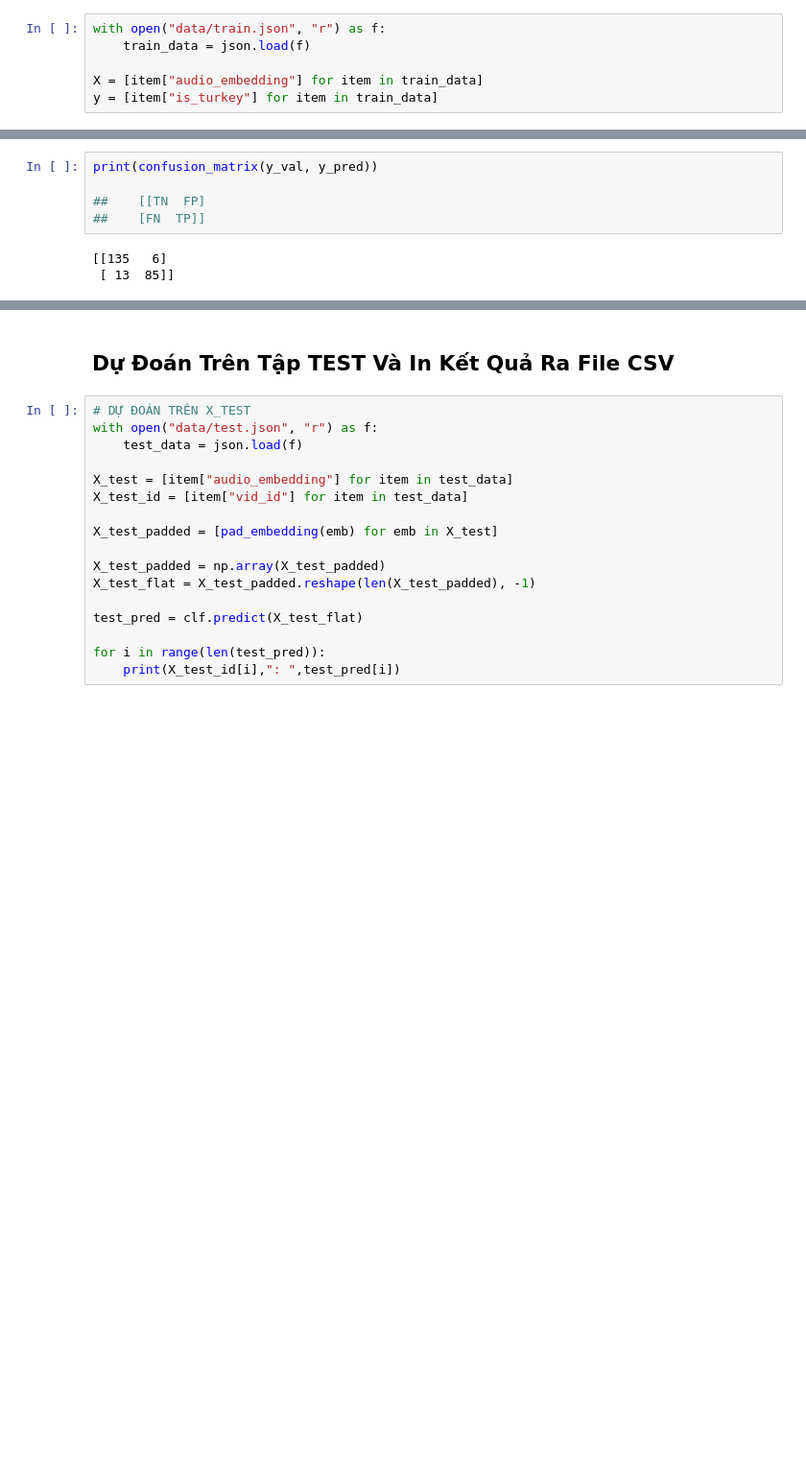
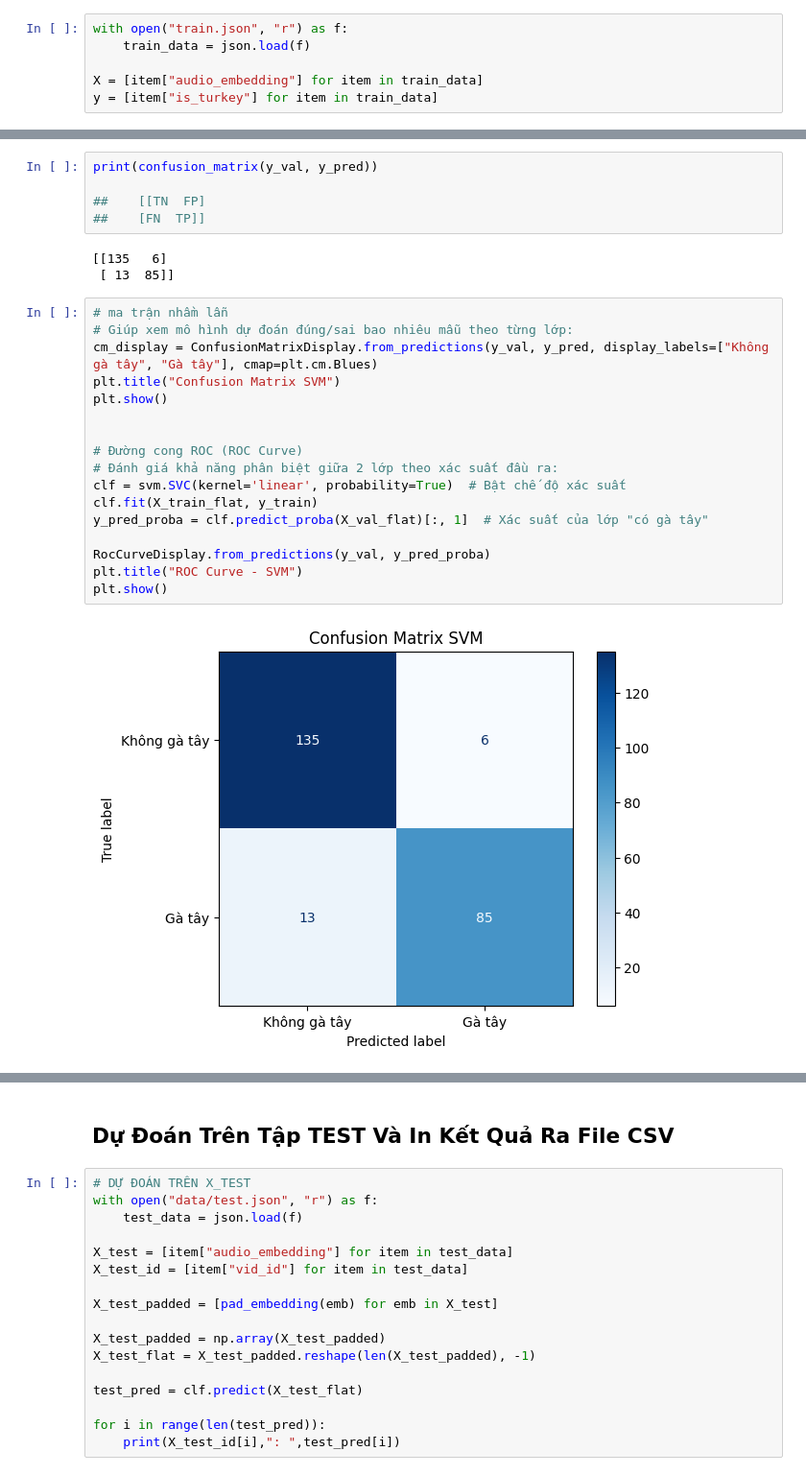
Before and after one commit to Thoai-Teddy/Team4-MachineLearning, a Jupyter notebook: LAB_Hồ Trí/phase1.ipynb, the cells around one changed output, grey strips where cells are left out. Shown at 96% size. Drawn from its saved outputs; the diff is of its cells as text; blank space fills up the shorter version.

```diff
--- a/LAB_Hồ Trí/phase1.ipynb
+++ b/LAB_Hồ Trí/phase1.ipynb
@@ -23,7 +24,7 @@ from sklearn.metrics import classification_report, accuracy_score, confusion_mat
 # %% [markdown]
 ## Mở Dữ Liệu Huấn Luyện
 # %%
-with open("data/train.json", "r") as f:
+with open("train.json", "r") as f:
     train_data = json.load(f)
 
 X = [item["audio_embedding"] for item in train_data]
@@ -113,3 +114,22 @@ print(confusion_matrix(y_val, y_pred))
 # %% [output]
 [[135   6]
  [ 13  85]]
+# %%
+# ma trận nhầm lẫn
+# Giúp xem mô hình dự đoán đúng/sai bao nhiêu mẫu theo từng lớp:
+cm_display = ConfusionMatrixDisplay.from_predictions(y_val, y_pred, display_labels=["Không gà tây", "Gà tây"], cmap=plt.cm.Blues)
+plt.title("Confusion Matrix SVM")
+plt.show()
+
+
+# Đường cong ROC (ROC Curve)
+# Đánh giá khả năng phân biệt giữa 2 lớp theo xác suất đầu ra:
+clf = svm.SVC(kernel='linear', probability=True)  # Bật chế độ xác suất
+clf.fit(X_train_flat, y_train)
+y_pred_proba = clf.predict_proba(X_val_flat)[:, 1]  # Xác suất của lớp "có gà tây"
+
+RocCurveDisplay.from_predictions(y_val, y_pred_proba)
+plt.title("ROC Curve - SVM")
+plt.show()
+# %% [output]
+[figure, added]
```
Also changed, not shown: parts of 4 cells of this notebook.
